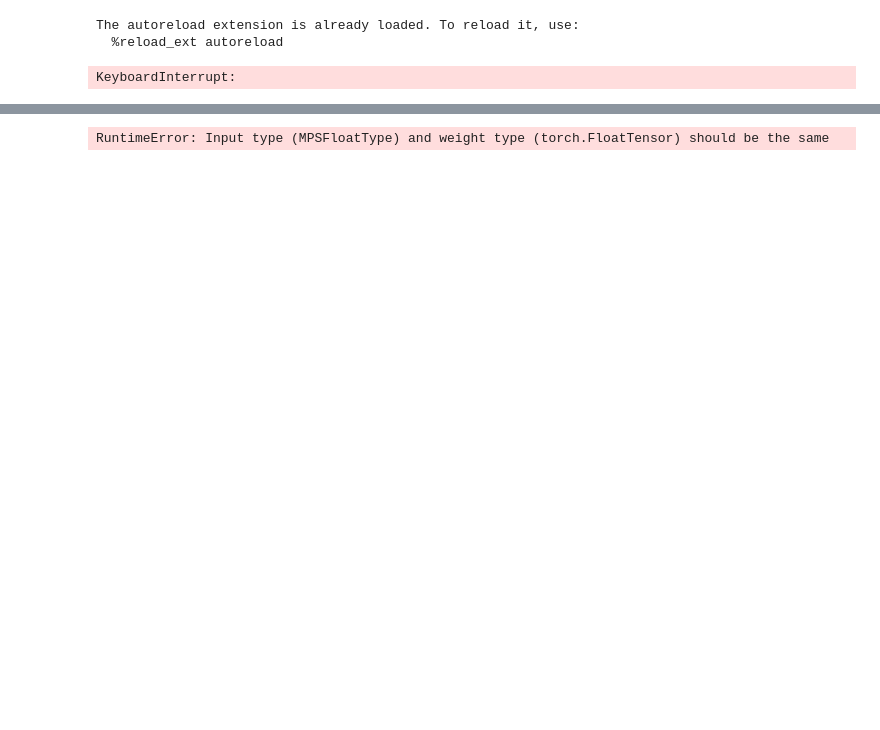
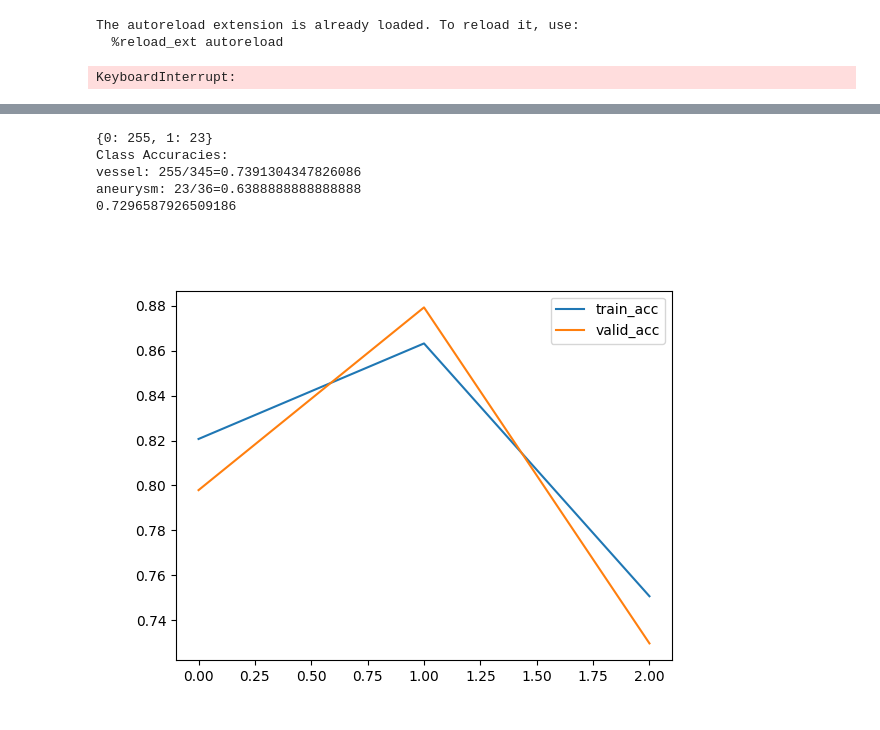
Before and after one commit to vjos/aneurysm-detection-project, a Jupyter notebook: models.ipynb, the cells around one changed output, grey strips where cells are left out. Cells and saved outputs as stored; diff of their text form; code cells hidden in the pictures; blank space fills up the shorter version.

```diff
--- a/models.ipynb
+++ b/models.ipynb
@@ -56,8 +59,21 @@ Epoch: 0, Train Accuracy: 0.8828534031413613, Validaiton Accuracy: 0.90551181102
 # %%
 loaded_model = PointNetCls(k=2, feature_transform=False)
 loaded_model.to(dev)
-snapshot = torch.load("./snapshots/PointNet_0.ckpt", map_location=torch.device(dev))
+snapshot = torch.load("./snapshots/PointNet_2.ckpt", map_location=torch.device(dev))
 loaded_model.load_state_dict(snapshot['state_dict'])
-eval_model(loaded_model, test_dl)
+acc = eval_model(loaded_model, test_dl, verbose=True)
+print(acc)
 # %% [output]
-RuntimeError: Input type (MPSFloatType) and weight type (torch.FloatTensor) should be the same
+{0: 255, 1: 23}
+Class Accuracies:
+vessel: 255/345=0.7391304347826086
+aneurysm: 23/36=0.6388888888888888
+0.7296587926509186
+# %%
+fig, ax = plt.subplots()
+ax.plot(snapshot["history"]["train_acc"], label="train_acc")
+ax.plot(snapshot["history"]["valid_acc"], label="valid_acc")
+ax.legend()
+plt.show()
+# %% [output]
+[figure, added]
```
Also changed, not shown: parts of 2 cells of this notebook, 3 other files.
